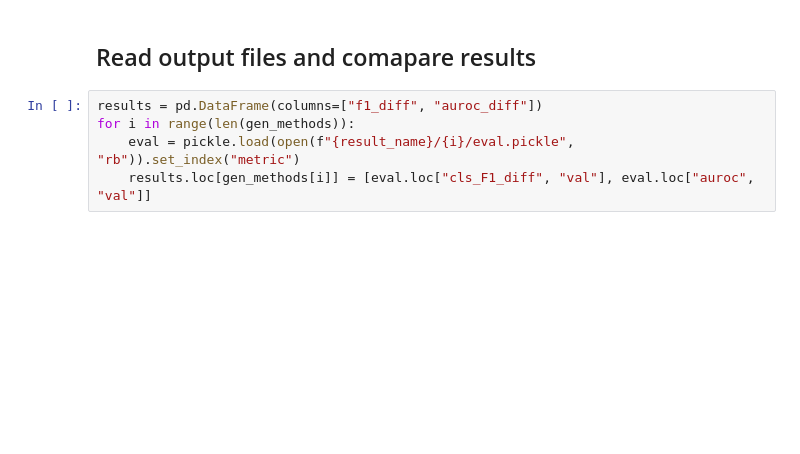
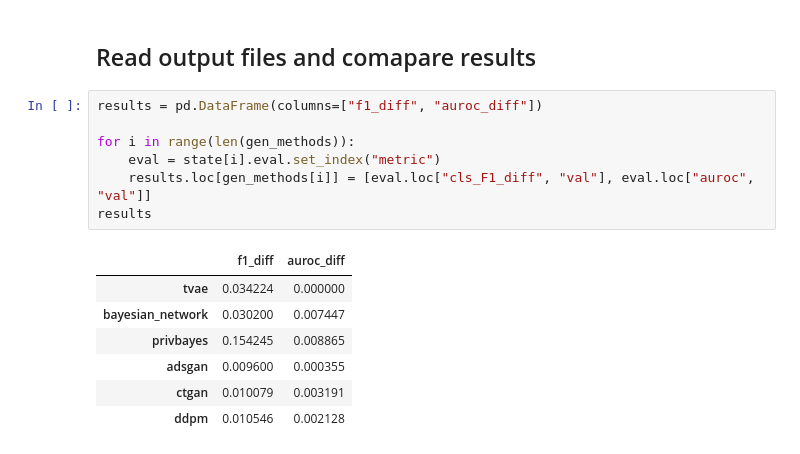
Before and after one commit to schneiderkamplab/synthesizers, a Jupyter notebook: examples/use_cases/use_case2.ipynb, the cells around one changed output. Cells and saved outputs as stored; diff of their text form; blank space fills up the shorter version.

```diff
--- a/examples/use_cases/use_case2.ipynb
+++ b/examples/use_cases/use_case2.ipynb
@@ -56,9 +48,19 @@ Load("mstz/breast"). Synthesize(split_size=0.8, train_plugin=gen_methods, gen_co
 ## Read output files and comapare results
 # %%
 results = pd.DataFrame(columns=["f1_diff", "auroc_diff"])
+
 for i in range(len(gen_methods)):
-    eval = pickle.load(open(f"{result_name}/{i}/eval.pickle", "rb")).set_index("metric")
+    eval = state[i].eval.set_index("metric")
     results.loc[gen_methods[i]] = [eval.loc["cls_F1_diff", "val"], eval.loc["auroc", "val"]]
+results
+# %% [output]
+|  | f1_diff | auroc_diff |
+| tvae | 0.034224 | 0.000000 |
+| bayesian_network | 0.030200 | 0.007447 |
+| privbayes | 0.154245 | 0.008865 |
+| adsgan | 0.009600 | 0.000355 |
+| ctgan | 0.010079 | 0.003191 |
+| ddpm | 0.010546 | 0.002128 |
 # %%
 results.plot.bar()
 plt.title("Synthetic data quality comparison: mstz/breast")
```
Also changed, not shown: parts of 6 cells of this notebook.
